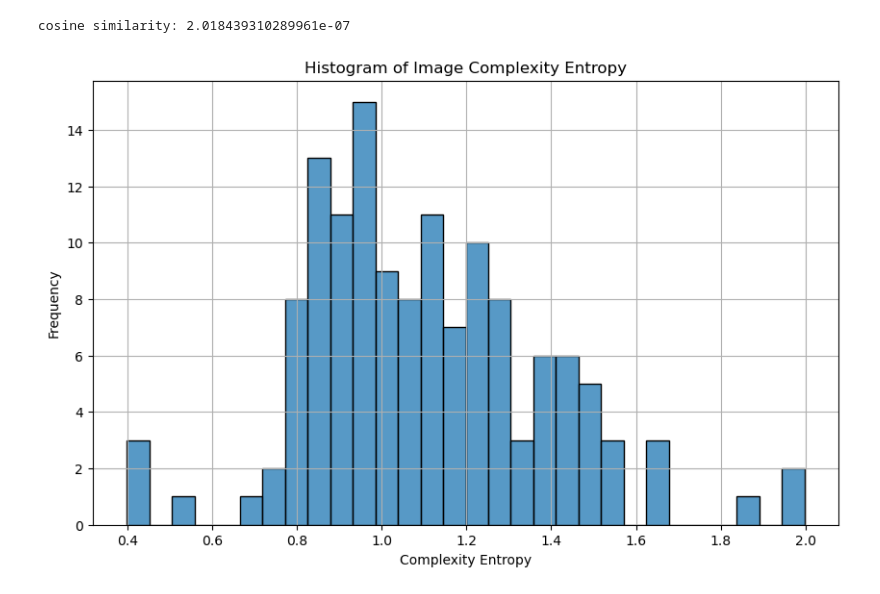
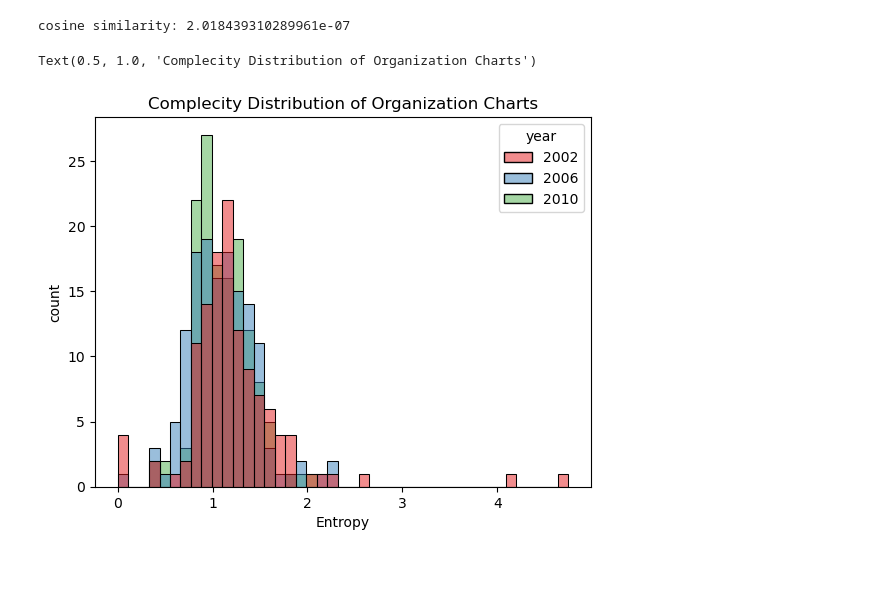
Before and after one commit to wakachii/SI-Org-chart, a Jupyter notebook: python/img_processing/measurement_sample.ipynb, the cells around one changed output. Drawn from its saved outputs; the diff is of its cells as text; code cells hidden in the pictures; blank space fills up the shorter version.

```diff
--- a/python/img_processing/measurement_sample.ipynb
+++ b/python/img_processing/measurement_sample.ipynb
@@ -14,12 +14,6 @@ import re
 from sklearn.decomposition import PCA
 from skimage import filters
 from skimage.measure import shannon_entropy
-
-path = "/Users/satoshan/Library/CloudStorage/Box-Box/scan_org_charts/"
-path_2010 = path + "2010"
-files = os.listdir(path_2010)
-files = [f for f in files if os.path.isfile(os.path.join(path_2010, f))]
-files.sort()
 # %%
 # extract organization charts
 def make_data_vector (file_name):
@@ -121,20 +126,17 @@ entropy:  0.8769213555320495
 cosine similarity: 2.018439310289961e-07
 # %%
 data_list = []
-for i in range(len(files)):
-    file = os.path.join(path_2010, files[i])
-    array = process_image(file)
-    code, vec, img = make_data_vector(file)
-    complexity_entropy = calculate_entropy(vec)
-    data_list.append({'code': code, 'entropy': complexity_entropy})
+year_list = [2002,2006,2010]
+
+path = "/Users/satoshan/Library/CloudStorage/Box-Box/scan_org_charts/"
+for y in year_list:
+    path_y = path + str(y)
+    files = os.listdir(path_y)
+    files = [f for f in files if os.path.isfile(os.path.join(path_y, f))]
+    files.sort()
+    for i in range(len(files)):
+        file = os.path.join(path_y, files[i])
+        array = process_image(file)
+        code, vec, img = make_data_vector(file)
+        complexity_entropy = calculate_entropy(vec)
+        data_list.append({'year': y,'code': code, 'entropy': complexity_entropy})
-# %%
-df = pd.DataFrame(data_list)
-plt.figure(figsize=(10, 6))
-sns.histplot(df['entropy'], bins=30, kde=False)
-plt.title('Histogram of Image Complexity Entropy')
-plt.xlabel('Complexity Entropy')
-plt.ylabel('Frequency')
-plt.grid(True)
-plt.show()
-# %% [output]
-[figure, removed]
@@ -140,0 +145,14 @@ plt.show()
+# %%
+fig, ax = plt.subplots(1,1,dpi = 100)
+ax = sns.histplot(
+  data = df,
+  x = "entropy",
+  hue="year",
+  palette='Set1'
+)
+ax.set_xlabel("Entropy")
+ax.set_ylabel("count")
+ax.set_title("Complecity Distribution of Organization Charts")
+# %% [output]
+Text(0.5, 1.0, 'Complecity Distribution of Organization Charts')
+[figure, added]
```
Also changed, not shown: parts of 2 cells of this notebook.
